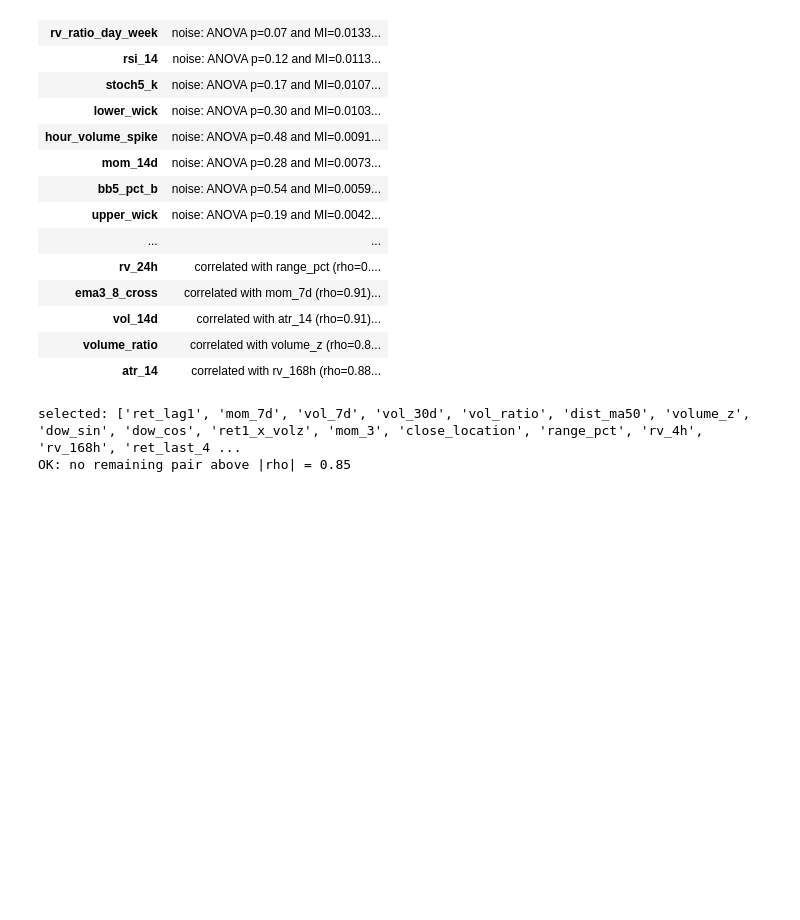
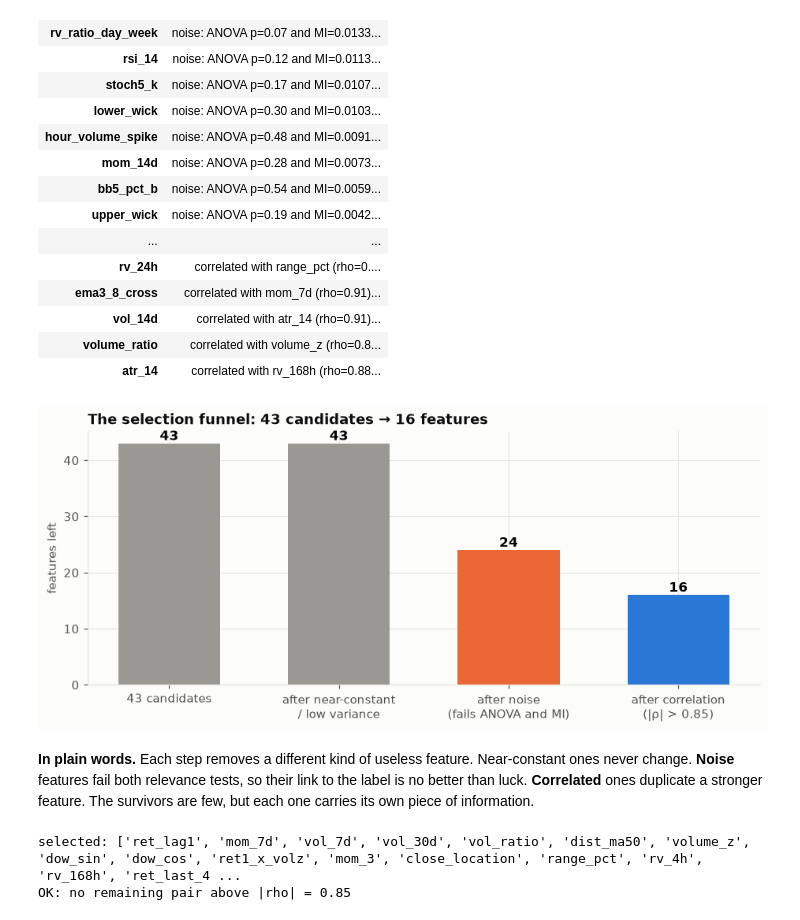
Before and after one commit to Gaston202/BitcoinPricePrediction, a Jupyter notebook: notebooks/04_feature_engineering.ipynb, the cells around one changed output. Saved outputs shown, nothing was run; the diff lists cells and outputs as text; code cells hidden in the pictures; blank space fills up the shorter version.

```diff
--- a/notebooks/04_feature_engineering.ipynb
+++ b/notebooks/04_feature_engineering.ipynb
@@ -390,6 +504,26 @@ kept 16 of 43 candidates
 | vol_14d | correlated with atr_14 (rho=0.91)... |
 | volume_ratio | correlated with volume_z (rho=0.8... |
 | atr_14 | correlated with rv_168h (rho=0.88... |
+# %%
+from src.visualization.style import ORANGE, AQUA
+reasons = pd.Series(manifest["dropped"])
+n_noise = int(reasons.str.startswith("noise").sum())
+n_corr = int(reasons.str.startswith("correlated").sum())
+n_other = len(reasons) - n_noise - n_corr
+steps = ["43 candidates", "after near-constant\n/ low variance", "after noise\n(fails ANOVA and MI)", "after correlation\n(|ρ| > 0.85)"]
+counts = [n_feats, n_feats - n_other, n_feats - n_other - n_noise, len(selected)]
+fig, ax = plt.subplots(figsize=(10, 3.8))
+ax.bar(steps, counts, color=[NEUTRAL, NEUTRAL, ORANGE, BLUE], width=0.6)
+for i, v in enumerate(counts):
+    ax.text(i, v + 0.6, str(v), ha="center", fontsize=11, fontweight="bold")
+ax.set(ylabel="features left", title="The selection funnel: 43 candidates → 16 features")
+save(fig, "04_selection_funnel"); plt.show()
+# %% [output]
+[figure, added]
+# %% [markdown]
+**In plain words.** Each step removes a different kind of useless feature. Near-constant ones never change. **Noise**
+features fail both relevance tests, so their link to the label is no better than luck. **Correlated** ones duplicate
+a stronger feature. The survivors are few, but each one carries its own piece of information.
 # %%
 print("selected:", selected)
 residual = correlated_pairs(X_train[selected].corr(method="spearman"), CORR_THRESHOLD)
```
Also changed, not shown: parts of 15 cells of this notebook, 17 other files.
